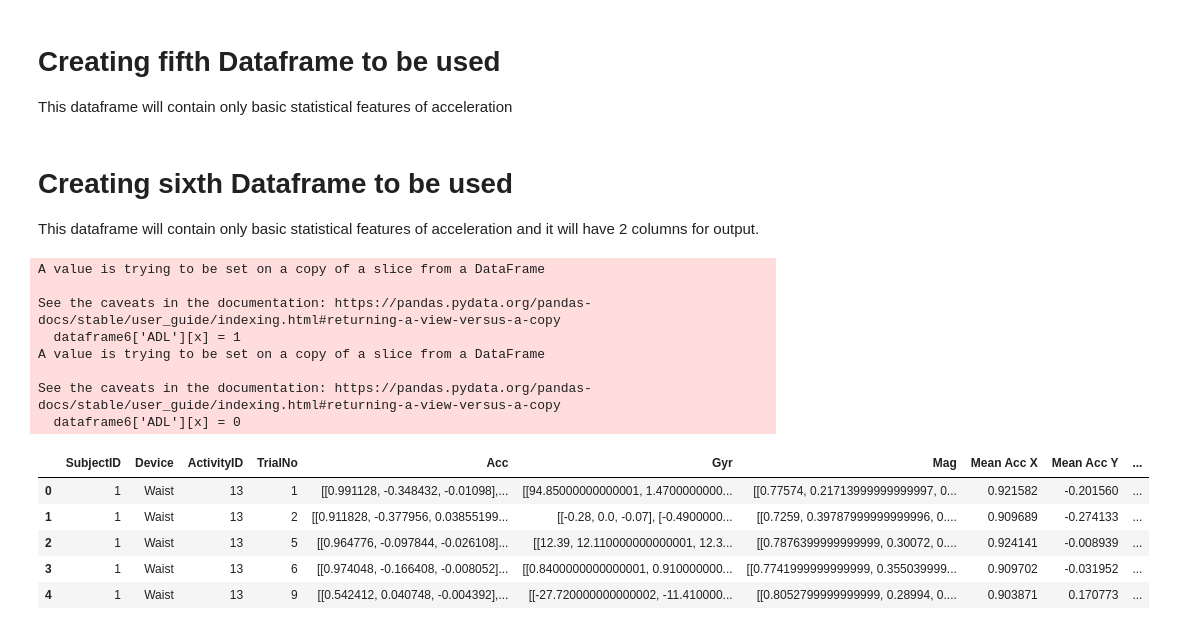
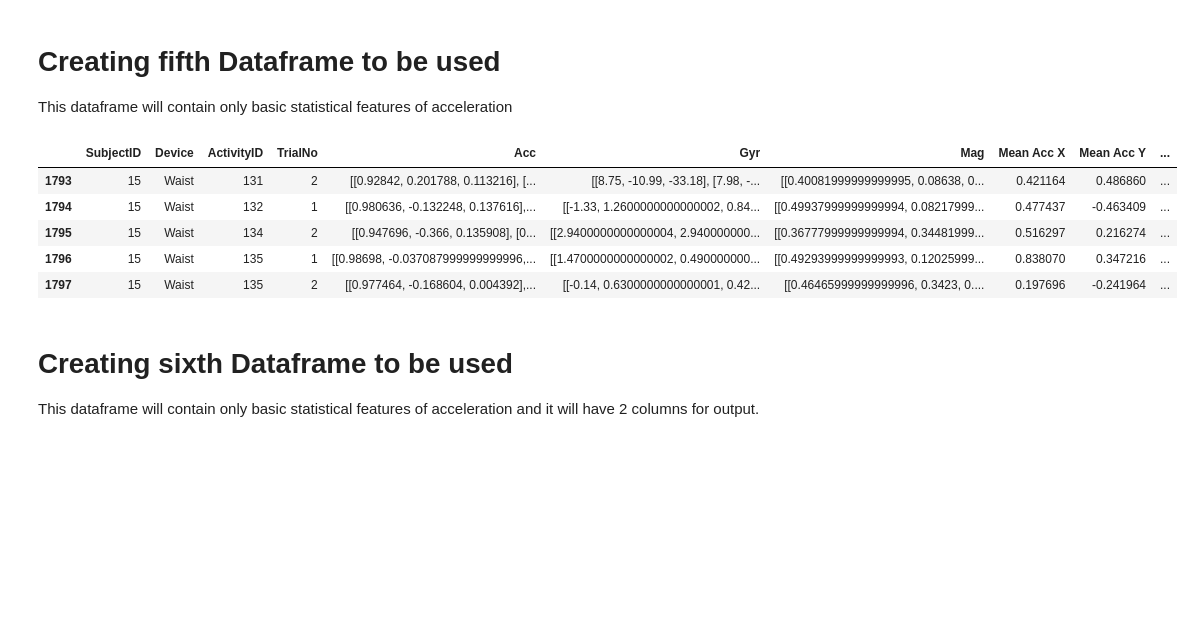
Before and after one commit to teddsords/Fall-Detection-and-Notification-System, a Jupyter notebook: Dataframes/Creating new dataframes.ipynb, the cells around one changed output. Drawn from its saved outputs; the diff is of its cells as text; code cells hidden in the pictures; blank space fills up the shorter version.

```diff
--- a/Dataframes/Creating new dataframes.ipynb
+++ b/Dataframes/Creating new dataframes.ipynb
@@ -232,40 +244,24 @@ dataframe4.to_pickle('Dataframe4.pkl')
 
 This dataframe will contain only basic statistical features of acceleration
 # %%
-dataframe5 = dataframe3.copy()
+dataframe5 = dataframe3.copy()              # Creating a copy of dataframe3 into variable dataframe5
 #columnsToDrop = ['Mean Gyr X', 'Mean Gyr Y', 'Mean Gyr Z','Std Gyr X', 'Std Gyr Y', 'Std Gyr Z', 'Rng Gyr X', 'Rng Gyr Y', 'Rng Gyr Z',
  #                'Mean Mag X', 'Mean Mag Y', 'Mean Mag Z','Std Mag X', 'Std Mag Y', 'Std Mag Z', 'Rng Mag X', 'Rng Mag Y', 'Rng Mag Z']
+# The columns above are the ones that need to be dropped for creating dataframe5
 
-columnsToDrop = range(16, 34)
-dataframe5.drop(dataframe5.columns[columnsToDrop], axis=1, inplace=True)
-dataframe5.to_pickle('Dataframe5.pkl')
+columnsToDrop = range(16, 34)       # Dropping column by its indexes
+dataframe5.drop(dataframe5.columns[columnsToDrop], axis=1, inplace=True)    # dropping columns and modifying current variable
+
+dataframe5.tail()
+#dataframe5.to_pickle('Dataframe5.pkl')  # Saving datadrame5
+# %% [output]
+|  | SubjectID | Device | ActivityID | TrialNo | Acc | Gyr | Mag | Mean Acc X | Mean Acc Y | ... |
+| 1793 | 15 | Waist | 131 | 2 | [[0.92842, 0.201788, 0.113216], [... | [[8.75, -10.99, -33.18], [7.98, -... | [[0.40081999999999995, 0.08638, 0... | 0.421164 | 0.486860 | ... |
+| 1794 | 15 | Waist | 132 | 1 | [[0.980636, -0.132248, 0.137616],... | [[-1.33, 1.2600000000000002, 0.84... | [[0.49937999999999994, 0.08217999... | 0.477437 | -0.463409 | ... |
+| 1795 | 15 | Waist | 134 | 2 | [[0.947696, -0.366, 0.135908], [0... | [[2.9400000000000004, 2.940000000... | [[0.36777999999999994, 0.34481999... | 0.516297 | 0.216274 | ... |
+| 1796 | 15 | Waist | 135 | 1 | [[0.98698, -0.037087999999999996,... | [[1.4700000000000002, 0.490000000... | [[0.49293999999999993, 0.12025999... | 0.838070 | 0.347216 | ... |
+| 1797 | 15 | Waist | 135 | 2 | [[0.977464, -0.168604, 0.004392],... | [[-0.14, 0.6300000000000001, 0.42... | [[0.46465999999999996, 0.3423, 0.... | 0.197696 | -0.241964 | ... |
 # %% [markdown]
 # Creating sixth Dataframe to be used
 
 This dataframe will contain only basic statistical features of acceleration and it will have 2 columns for output.
-# %%
-dataframe6 = dataframe5.copy()
-dataframe6['ADL'] = 2
-
-for x in dataframe6.index:
-    if(dataframe6['Fall'][x] == 1):
-        dataframe6['ADL'][x] = 0
-    else:
-        dataframe6['ADL'][x] = 1
-
-dataframe6.head()
-# %% [output]
-A value is trying to be set on a copy of a slice from a DataFrame
-
-See the caveats in the documentation: https://pandas.pydata.org/pandas-docs/stable/user_guide/indexing.html#returning-a-view-versus-a-copy
-  dataframe6['ADL'][x] = 1
-A value is trying to be set on a copy of a slice from a DataFrame
-
-See the caveats in the documentation: https://pandas.pydata.org/pandas-docs/stable/user_guide/indexing.html#returning-a-view-versus-a-copy
-  dataframe6['ADL'][x] = 0
-|  | SubjectID | Device | ActivityID | TrialNo | Acc | Gyr | Mag | Mean Acc X | Mean Acc Y | ... |
-| 0 | 1 | Waist | 13 | 1 | [[0.991128, -0.348432, -0.01098],... | [[94.85000000000001, 1.4700000000... | [[0.77574, 0.21713999999999997, 0... | 0.921582 | -0.201560 | ... |
-| 1 | 1 | Waist | 13 | 2 | [[0.911828, -0.377956, 0.03855199... | [[-0.28, 0.0, -0.07], [-0.4900000... | [[0.7259, 0.39787999999999996, 0.... | 0.909689 | -0.274133 | ... |
-| 2 | 1 | Waist | 13 | 5 | [[0.964776, -0.097844, -0.026108]... | [[12.39, 12.110000000000001, 12.3... | [[0.7876399999999999, 0.30072, 0.... | 0.924141 | -0.008939 | ... |
-| 3 | 1 | Waist | 13 | 6 | [[0.974048, -0.166408, -0.008052]... | [[0.8400000000000001, 0.910000000... | [[0.7741999999999999, 0.355039999... | 0.909702 | -0.031952 | ... |
-| 4 | 1 | Waist | 13 | 9 | [[0.542412, 0.040748, -0.004392],... | [[-27.720000000000002, -11.410000... | [[0.8052799999999999, 0.28994, 0.... | 0.903871 | 0.170773 | ... |
```
Also changed, not shown: parts of 6 cells of this notebook.
